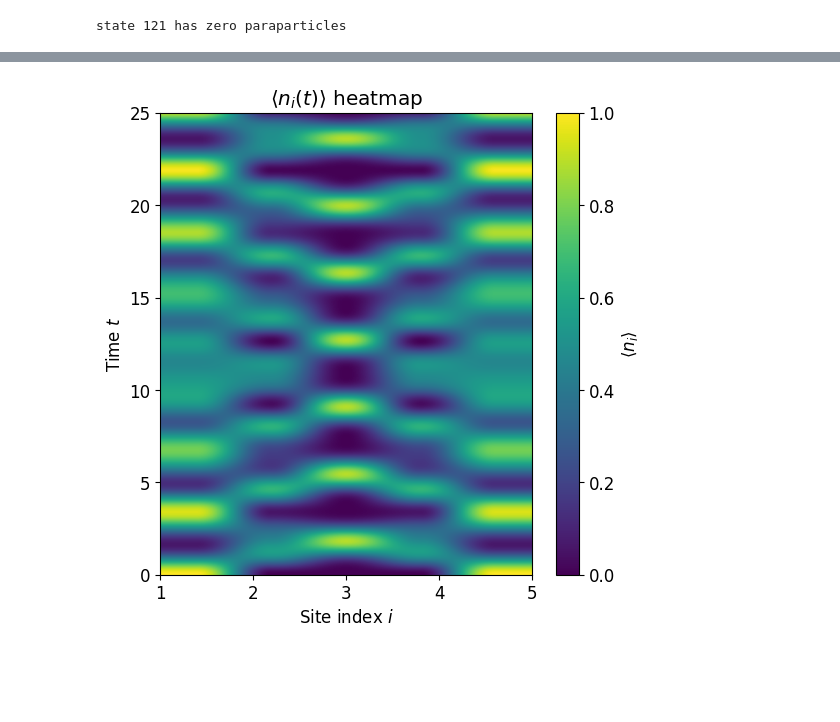
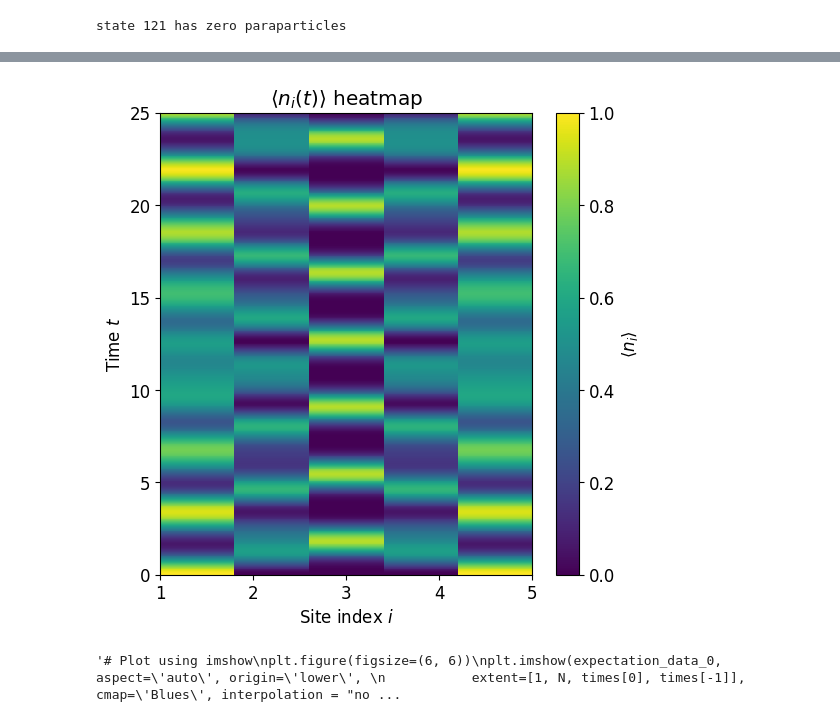
Before and after one commit to jwdesroches/synthetic_dimensions, a Jupyter notebook: potential_new_directions/preparing_two_paraparticles.ipynb, the cells around one changed output, grey strips where cells are left out. Cells and saved outputs as stored; diff of their text form; code cells hidden in the pictures; blank space fills up the shorter version.

```diff
--- a/potential_new_directions/preparing_two_paraparticles.ipynb
+++ b/potential_new_directions/preparing_two_paraparticles.ipynb
@@ -50,6 +51,7 @@ state 121 has zero paraparticles
 # %%
 print("paraparticle vacuum =")
 for i in range(len(states)):
-    print(f"{paraparticle_vacuum[i]}: {formatted_states[i]} with E = {eigenvalues[i]}")
+    if paraparticle_vacuum[i] != 0:
+        print(f"{paraparticle_vacuum[i]}: {formatted_states[i]} with E = {eigenvalues[i]}")
 # %% [output]
 paraparticle vacuum =
@@ -72,7 +59,8 @@ paraparticle vacuum =
 # %%
-"""one_paraparticle_state = psi_plus_first_site @ paraparticle_vacuum
+one_paraparticle_state =  build_paraparticle_operator(N, site_index = 1, alpha = 1, sign = "+") @ paraparticle_vacuum
 print(f"check: number of paraparticles: {one_paraparticle_state.conj().T @ number_op @ one_paraparticle_state}")
-print("one paraparticle at site 1 = ")
+print("one paraparticle at site 1 (flavor 1) = ")
 for i in range(len(states)):
-    print(f"{one_paraparticle_state[i]}: {formatted_states[i]}")"""
+    if one_paraparticle_state[i] != 0:
+        print(f"{one_paraparticle_state[i]}: {formatted_states[i]}")
 # %% [output]
@@ -79,0 +70,8 @@ for i in range(len(states)):
+# %%
+two_paraparticle_state = build_paraparticle_operator(N, site_index = 1, alpha = 1, sign = "+") @ build_paraparticle_operator(N, site_index = 3, alpha = 2, sign = "+") @ paraparticle_vacuum
+print(f"check: number of paraparticles: {two_paraparticle_state.conj().T @ number_op @ two_paraparticle_state}")
+
+print(f"two paraparticles at site 1 (flavor 1) and site 3 (flavor 2) =  ")
+for i in range(len(states)):
+    if two_paraparticle_state[i] != 0:
+        print(f"{two_paraparticle_state[i]}: {formatted_states[i]}")
@@ -80,8 +82,9 @@ for i in range(len(states)):
 # %%
-"""two_paraparticle_state = psi_plus_second_site @ one_paraparticle_state
+two_paraparticle_state = build_paraparticle_operator(N, site_index = 1, alpha = 1, sign = "+") @ build_paraparticle_operator(N, site_index = N, alpha = 1, sign = "+") @ paraparticle_vacuum
 print(f"check: number of paraparticles: {two_paraparticle_state.conj().T @ number_op @ two_paraparticle_state}")
 
-print("two paraparticles at site 1 and site 2 =  ")
+print(f"two paraparticles at site 1 (flavor 1) and site {N} (flavor 1) =  ")
 for i in range(len(states)):
-    print(f"{two_paraparticle_state[i]}: {formatted_states[i]}")"""
+    if two_paraparticle_state[i] != 0:
+        print(f"{two_paraparticle_state[i]}: {formatted_states[i]}")
 # %% [output]
@@ -126,29 +132,32 @@ plt.show()
 # %%
 # now lets do it with two paraparticles
 
-two_paraparticle_state = build_paraparticle_operator(N, site_index = 1, alpha = 1, sign = "+") @ build_paraparticle_operator(N, site_index = 5, alpha = 1, sign = "+") @ paraparticle_vacuum
+times = np.linspace(0, 25, 500)
+site_ops = [construct_site_paraparticle_number_operator(N, site_index=i+1) for i in range(N)]
+
+two_paraparticle_state = build_paraparticle_operator(N, site_index = 1, alpha = 1, sign = "+") @ build_paraparticle_operator(N, site_index = N, alpha = 1, sign = "+") @ paraparticle_vacuum
 
 hamiltonians = [H for _ in times]
 _, time_evolved_wavefunctions, *_ = simulate_hamiltonian_time_evolution(
     hamiltonians, times, initial_state=two_paraparticle_state
 )
 
 # Compute expectation values
 expectation_data = np.zeros((len(times), N))  # rows: time, cols: sites
 
 for t_idx, psi in enumerate(time_evolved_wavefunctions):
     for site_idx, op in enumerate(site_ops):
         expectation_data[t_idx, site_idx] = np.real(psi.conj().T @ op @ psi)
 
 # Plot using imshow
 plt.figure(figsize=(6, 6))
 plt.imshow(expectation_data, aspect='auto', origin='lower',
-           extent=[1, N, times[0], times[-1]], cmap='viridis')
+           extent=[1, N, times[0], times[-1]], cmap='viridis', interpolation = "none")
 
 plt.colorbar(label=r'$\langle n_i \rangle$')
 plt.xlabel('Site index $i$')
 plt.ylabel('Time $t$')
 plt.title(r'$\langle n_i(t) \rangle$ heatmap')
 plt.show()
 # %% [output]
-[figure, old version]
+[figure, new version]
@@ -154,0 +174,35 @@ plt.show()
+# %%
+# now, what changes if we look at synthetic site occupancy for two paraparticles?
+
+times = np.linspace(0, 25, 100)
+# Precompute site number operators
+site_ops = [construct_single_site_number_operator(N, M = 3, site_index = i, synth_level = 0, states = states)  for i in range(N)]
+
+# two paraparticle state
+
+two_paraparticle_state = build_paraparticle_operator(N, site_index = 1, alpha = 1, sign = "+") @ build_paraparticle_operator(N, site_index = N, alpha = 2, sign = "+") @ paraparticle_vacuum
+
+hamiltonians = [H for _ in times]
+_, time_evolved_wavefunctions, *_ = simulate_hamiltonian_time_evolution(
+    hamiltonians, times, initial_state=two_paraparticle_state
+)
+
+# Compute expectation values
+expectation_data_0 = np.zeros((len(times), N))  # rows: time, cols: sites
+
+for t_idx, psi in enumerate(time_evolved_wavefunctions):
+    for site_idx, op in enumerate(site_ops):
+        expectation_data_0[t_idx, site_idx] = np.real(psi.conj().T @ op @ psi)
+
+"""# Plot using imshow
+plt.figure(figsize=(6, 6))
+plt.imshow(expectation_data_0, aspect='auto', origin='lower',
+           extent=[1, N, times[0], times[-1]], cmap='Blues', interpolation = "none")
+
+plt.colorbar(label=r'$\langle n_{0,i} \rangle$')
+plt.xlabel('Site index $i$')
+plt.ylabel('Time $t$')
+plt.title(r'$\langle n_{0,i}(t) \rangle$ heatmap')
+plt.show()"""
+# %% [output]
+'# Plot using imshow\nplt.figure(figsize=(6, 6))\nplt.imshow(expectation_data_0, aspect=\'auto\', origin=\'lower\', \n           extent=[1, N, times[0], times[-1]], cmap=\'Blues\', interpolation = "no ...
```
Also changed, not shown: parts of 20 cells of this notebook, 1 other file.
